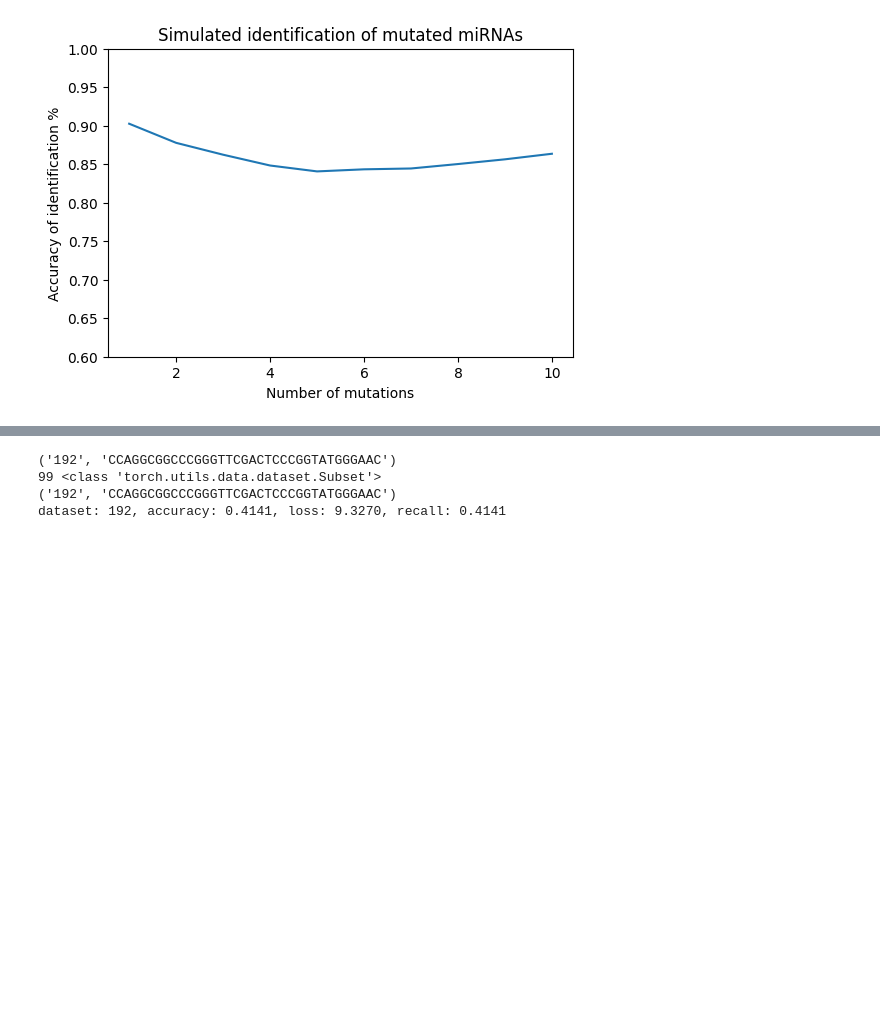
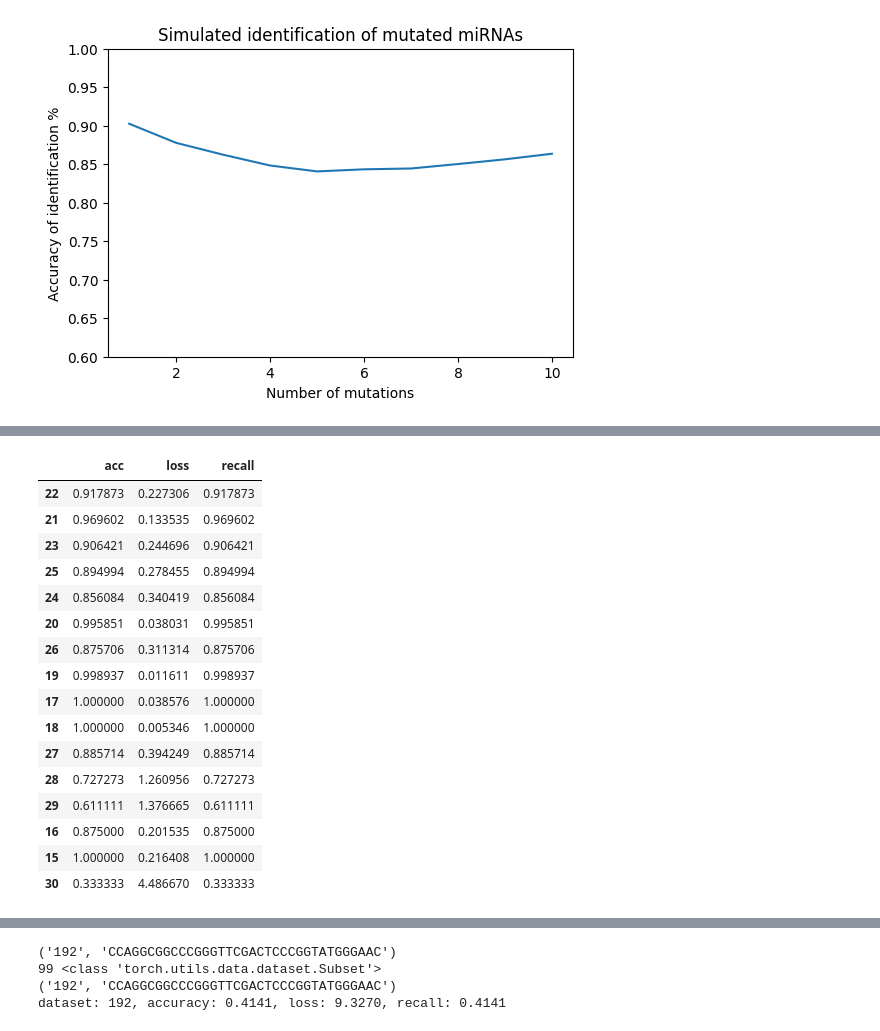
Before and after one commit to Tiezhengyuan/llm_ncrna, a Jupyter notebook: predict_mirna/rnn2.ipynb, the cells around one changed output, grey strips where cells are left out. Cells and saved outputs as stored; diff of their text form; code cells hidden in the pictures; blank space fills up the shorter version.

```diff
--- a/predict_mirna/rnn2.ipynb
+++ b/predict_mirna/rnn2.ipynb
@@ -536,0 +565,20 @@ plt.show()
+# %%
+nt_stat
+# %% [output]
+|  | acc | loss | recall |
+| 22 | 0.917873 | 0.227306 | 0.917873 |
+| 21 | 0.969602 | 0.133535 | 0.969602 |
+| 23 | 0.906421 | 0.244696 | 0.906421 |
+| 25 | 0.894994 | 0.278455 | 0.894994 |
+| 24 | 0.856084 | 0.340419 | 0.856084 |
+| 20 | 0.995851 | 0.038031 | 0.995851 |
+| 26 | 0.875706 | 0.311314 | 0.875706 |
+| 19 | 0.998937 | 0.011611 | 0.998937 |
+| 17 | 1.000000 | 0.038576 | 1.000000 |
+| 18 | 1.000000 | 0.005346 | 1.000000 |
+| 27 | 0.885714 | 0.394249 | 0.885714 |
+| 28 | 0.727273 | 1.260956 | 0.727273 |
+| 29 | 0.611111 | 1.376665 | 0.611111 |
+| 16 | 0.875000 | 0.201535 | 0.875000 |
+| 15 | 1.000000 | 0.216408 | 1.000000 |
+| 30 | 0.333333 | 4.486670 | 0.333333 |
```
Also changed, not shown: parts of 17 cells of this notebook, 6 other files.
